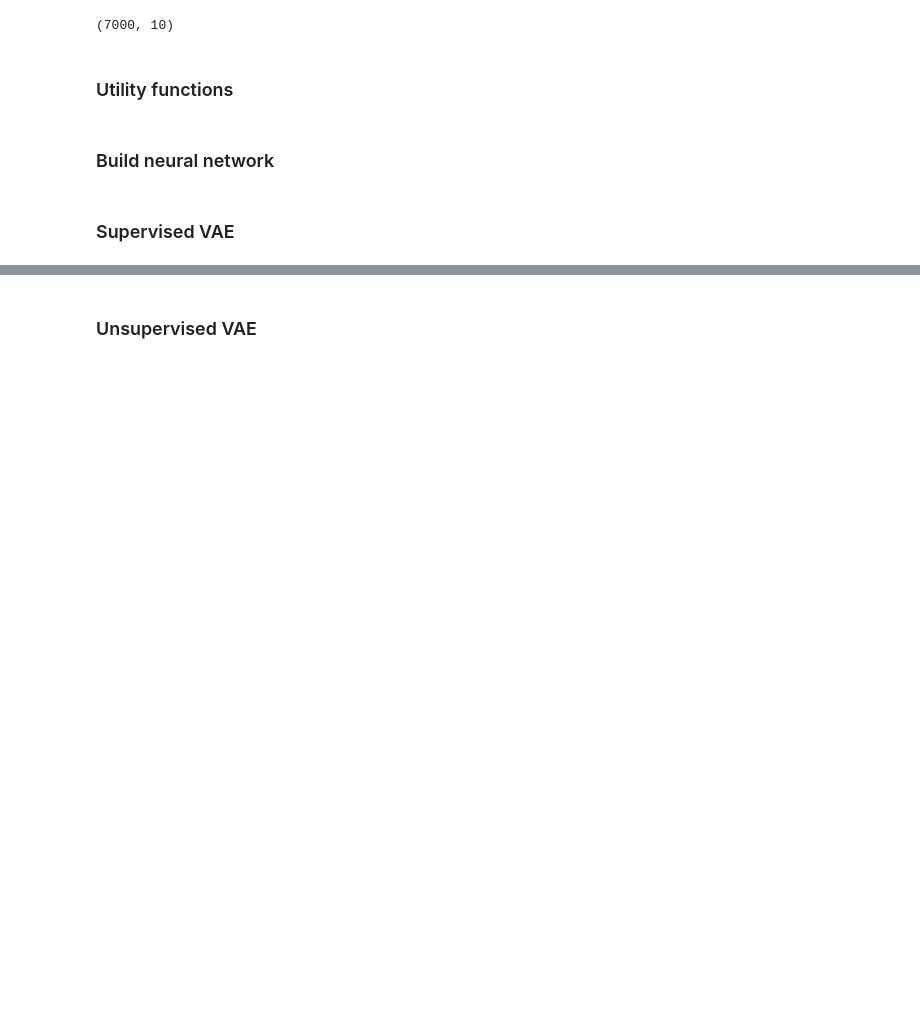
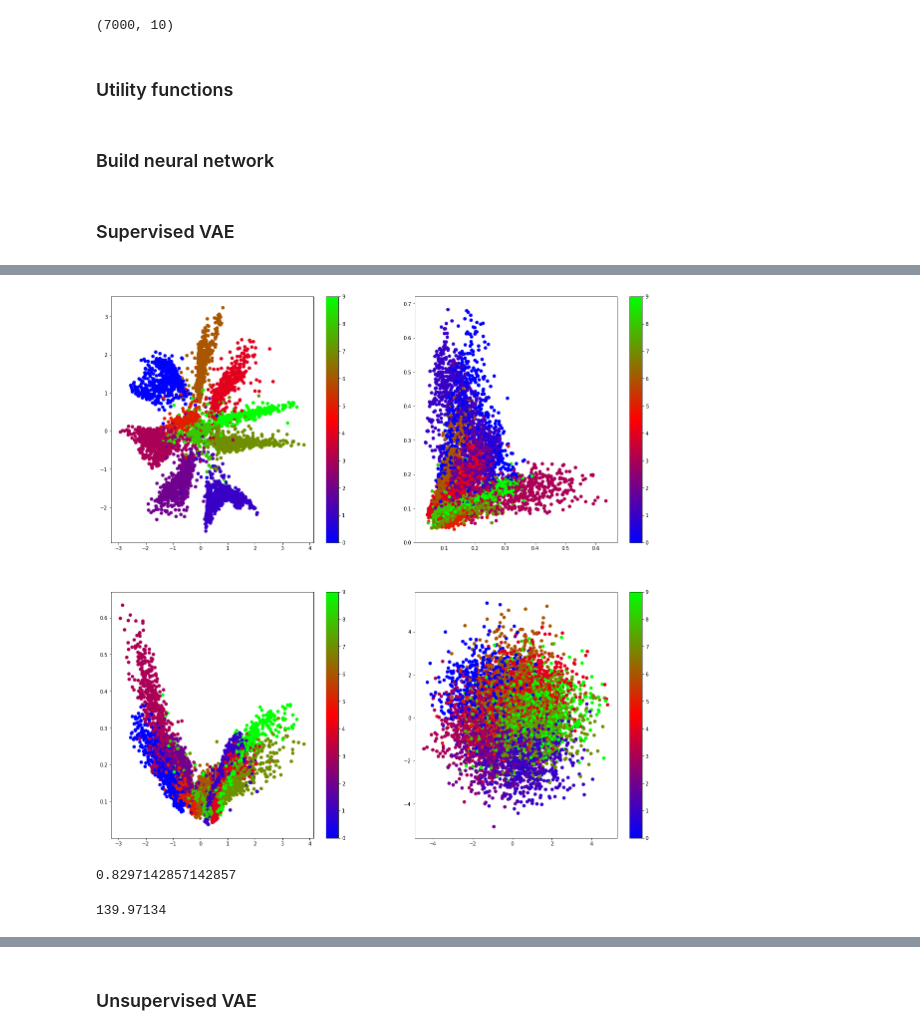
Before and after one commit to macjankowski/vae_models, a Jupyter notebook: pub2/generic_vae-better-latent-space.ipynb, the cells around one changed output, grey strips where cells are left out. Drawn from its saved outputs; the diff is of its cells as text; code cells hidden in the pictures; blank space fills up the shorter version.

```diff
--- a/pub2/generic_vae-better-latent-space.ipynb
+++ b/pub2/generic_vae-better-latent-space.ipynb
@@ -33,8 +34,8 @@ def plot_latent_space(model, onehot_encoder, X, y):
     plt.show()
 # %%
 def plot_2d_latent_space(model, onehot_encoder, X, y):
-    m, sd = model.encode2(X)
-    y_decoded = onehot_encoder.inverse_transform(y).reshape(-1)
+    m, sd = model_supervised.encode2(X_test)
+    y_decoded = onehot_encoder.inverse_transform(y_test).reshape(-1)
     fig = plt.figure(figsize=(20, 20))
 
 
@@ -50,6 +51,11 @@ def plot_2d_latent_space(model, onehot_encoder, X, y):
     plt.scatter(m[:,0], sd[:,0], c=y_decoded, cmap='brg')
     plt.colorbar()
 
+    Z = np.random.normal(m,1)
+    plt.subplot(2, 2, 4)
+    plt.scatter(Z[:,0], Z[:,1], c=y_decoded, cmap='brg')
+    plt.colorbar()
+
     plt.show()
 # %% [markdown]
 ### Import MNIST
@@ -336,0 +429,4 @@ class VClassifier:
+# %%
+plot_2d_latent_space(model_supervised, onehot_encoder, X_test, y_test)
+# %% [output]
+[figure, added]
@@ -336,0 +435,9 @@ class VClassifier:
+# %%
+np.mean((score_arr > 10.0).astype(int))
+# %% [output]
+0.8297142857142857
+# %%
+max_score = np.max(score_arr)
+max_score
+# %% [output]
+139.97134
```
Also changed, not shown: parts of 48 cells of this notebook, 14 other files.
